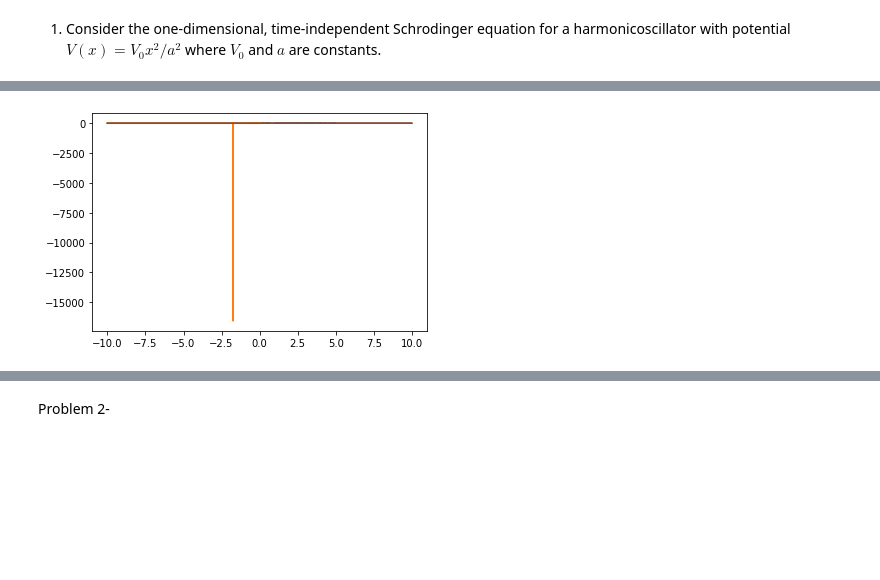
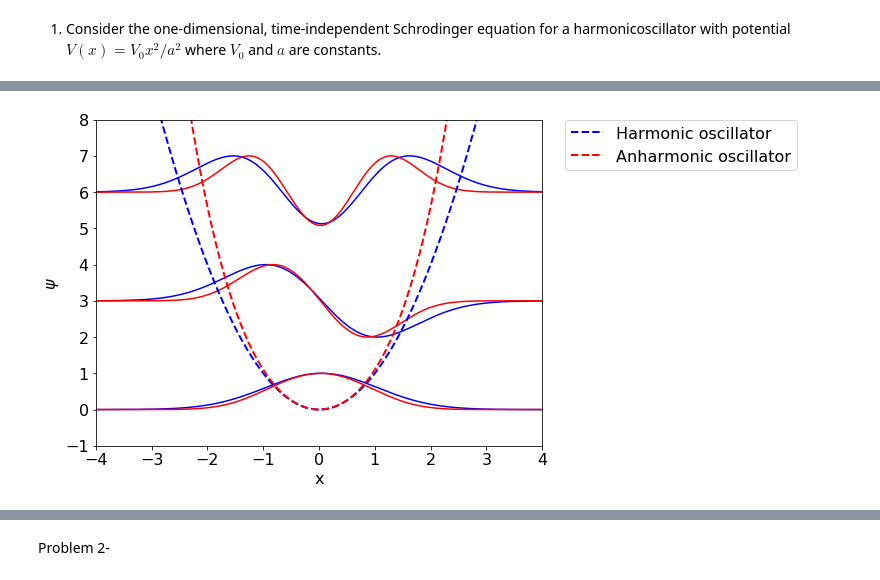
Before and after one commit to calvin-bales/Lectures, a Jupyter notebook: Homework_3.ipynb, the cells around one changed output, grey strips where cells are left out. Saved outputs shown, nothing was run; the diff lists cells and outputs as text; code cells hidden in the pictures; blank space fills up the shorter version.

```diff
--- a/Homework_3.ipynb
+++ b/Homework_3.ipynb
@@ -68,4 +102,13 @@ def match(En):
     p_down.scipy_trajectory()
 
     return p_down.uv_end[0]*p_up.uv_end[1] - p_down.uv_end[1]*p_up.uv_end[0]
+
+def match_anharm(En):
+    #a = 1.0e-11
+    p_up_a = QM_anharm(E = En, npoints = 1000, x_start = -10) # up from -inf (psi left)
+    p_down_a = QM_anharm(E = En, npoints = 1000, x_start = 10) # down from +inf (psi right)
+    p_up_a.scipy_trajectory_anharm()
+    p_down_a.scipy_trajectory_anharm()
+
+    return p_down_a.uv_end[0]*p_up_a.uv_end[1] - p_down_a.uv_end[1]*p_up_a.uv_end[0]
 # %%
@@ -172,10 +186,0 @@ class QM_anharm(object):
-# %%
-# the matching function
-def match(En):
-    #a = 1.0e-11
-    p_up = QM_anharm(E = En, npoints = 1000, x_start = -10) # up from -inf (psi left)
-    p_down = QM_anharm(E = En, npoints = 1000, x_start = 10) # down from +inf (psi right)
-    p_up.scipy_trajectory()
-    p_down.scipy_trajectory()
-
-    return p_down.uv_end[0]*p_up.uv_end[1] - p_down.uv_end[1]*p_up.uv_end[0]
@@ -182,29 +200,34 @@ def match(En):
 # %%
-a = 1e-11
-E1 = 100 # start Energy search at the well depth
+#plotting first three anharmonic and harmonic wavefunctions together and calculating first 10 energy levels of both
+c = 1e-3
+hbar = 6.582e-16
+m = 9.1e-31
+E1 =  100 # start Energy search at the well depth
 dE = 1
-npoints = 1000
+npoints = 2000
+n=0
 
 E_SM = []
+E_SM_anharm = []
 
 fig = plt.figure()
 ax = fig.add_subplot(111)
 
 # Bound states must have E < 0 for the square well.
 # Cut off after we have found a few states
-while (E1 < 200-dE):
+while (E1 < 2700-dE):
 
     if match(E1)*match(E1 + dE) < 0 :  # bracket E
         # find the energy
         E = rtf.bisect(match, E1, E1+dE, 1e-12)
-        print('Energy found: %.5f'%(E))
+        print('Energy found (harmonic): %.5f'%(E), "eV")
         E_SM.append(E)
 
-        dx = 16*a/npoints
+        dx = 16*c/npoints
 
         # for plotting, must ensure overlap of left and right solutions
-        p_up = QM_anharm(E, npoints = npoints+4, x_start = -10, x_end = 0+4*dx)
-        p_down = QM_anharm(E, npoints = npoints-4, x_start = 10, x_end = 0+4*dx)
+        p_up = QM(E, npoints = npoints+10, x_start = -10, x_end = 0+10*dx)
+        p_down = QM(E, npoints = npoints-10, x_start = 10, x_end = 0+10*dx)
 
         p_up.scipy_trajectory()
         p_down.scipy_trajectory()
@@ -215,25 +238,57 @@ while (E1 < 200-dE):
         # full solution, combine up and down solutions
         psi_x = np.concatenate((p_up.uv[:-1,0], scale*p_down.uv[::-1,0]))
         xa = np.linspace(-10,10, 2*npoints-1, endpoint = True)
+        if E<700:
+            # plot the scaled solution (not normalized), scale maximum to 1 for plotting purposes
+            ax.plot(xa, psi_x/max(psi_x)+n, "b")
+            n+=3
+    E1 += dE
+E1 =  100
+n=0
+while (E1 < 7300-dE): #7300
+    if match_anharm(E1)*match_anharm(E1 + dE) < 0 :  # bracket E
+        # find the energy
+        E = rtf.bisect(match_anharm, E1, E1+dE, 1e-12)
+        print('Energy found (anharmonic): %.5f'%(E), "eV")
+        E_SM_anharm.append(E)
 
-        # plot the scaled solution (not normalized), scale maximum to 1 for plotting purposes
-        ax.plot(xa, psi_x/max(psi_x))
+        dx = 16*c/npoints
+
+        # for plotting, must ensure overlap of left and right solutions
+        p_up_a = QM_anharm(E, npoints = npoints+10, x_start = -10, x_end = 0+10*dx)
+        p_down_a = QM_anharm(E, npoints = npoints-10, x_start = 10, x_end = 0+10*dx)
+
+        p_up_a.scipy_trajectory_anharm()
+        p_down_a.scipy_trajectory_anharm()
+
+        # scale factor
+        scale = p_up_a.uv_end[0]/p_down_a.uv_end[0]
+
+        # full solution, combine up and down solutions
+        psi_x_a = np.concatenate((p_up_a.uv[:-1,0], scale*p_down_a.uv[::-1,0]))
+        xa = np.linspace(-5,5, 2*npoints-1, endpoint = True)
+        if E<1420:
+            # plot the scaled solution (not normalized), scale maximum to 1 for plotting purposes
+            ax.plot(xa, psi_x_a/max(psi_x_a)+n, "r")
+            n+=3
     #else :
     #    print("No bracket, increasing energy to", E1+dE)
     E1 += dE
 
 # Solution is exact only for for wide and deep well, and odd n
-a = 1e-11
-V0 = 50
-n = np.arange(1,5,2)
-Exact = -V0+np.pi**2/2/a**2*n**2
-print(Exact)
+# a = 1e-11
+# V0 = 50
+# n = np.arange(1,5,2)
+# Exact = -V0+np.pi**2/2/a**2*n**2
+# print(Exact)
 
 # plot the potential
-ax.plot(xa, np.vectorize(p_up.Potential)(xa)/10., color = 'k', lw =2)
-ax.set_xlim([-6, 6])
-ax.set_ylim([-2,4])
+ax.plot(xa, np.vectorize(p_up.Potential)(xa), color = 'b', lw =2,linestyle = "--", label = "Harmonic oscillator")
+ax.plot(xa, np.vectorize(p_up_a.Potential_anharm)(xa), color = 'r', lw =2,linestyle = "--", label = "Anharmonic oscillator")
+ax.set_xlim([-4, 4])
+ax.set_ylim([-1,8])
 ax.set_xlabel('x')
 ax.set_ylabel('$\psi$')
+plt.legend(bbox_to_anchor=(1.05, 1), loc='upper left', borderaxespad=0.)
 plt.show()
 # %% [output]
@@ -246 +315 @@ TypeError: must be real number, not NoneType
-[figure, old version]
+[figure, new version]
```
Also changed, not shown: parts of 24 cells of this notebook, 2 other files.
